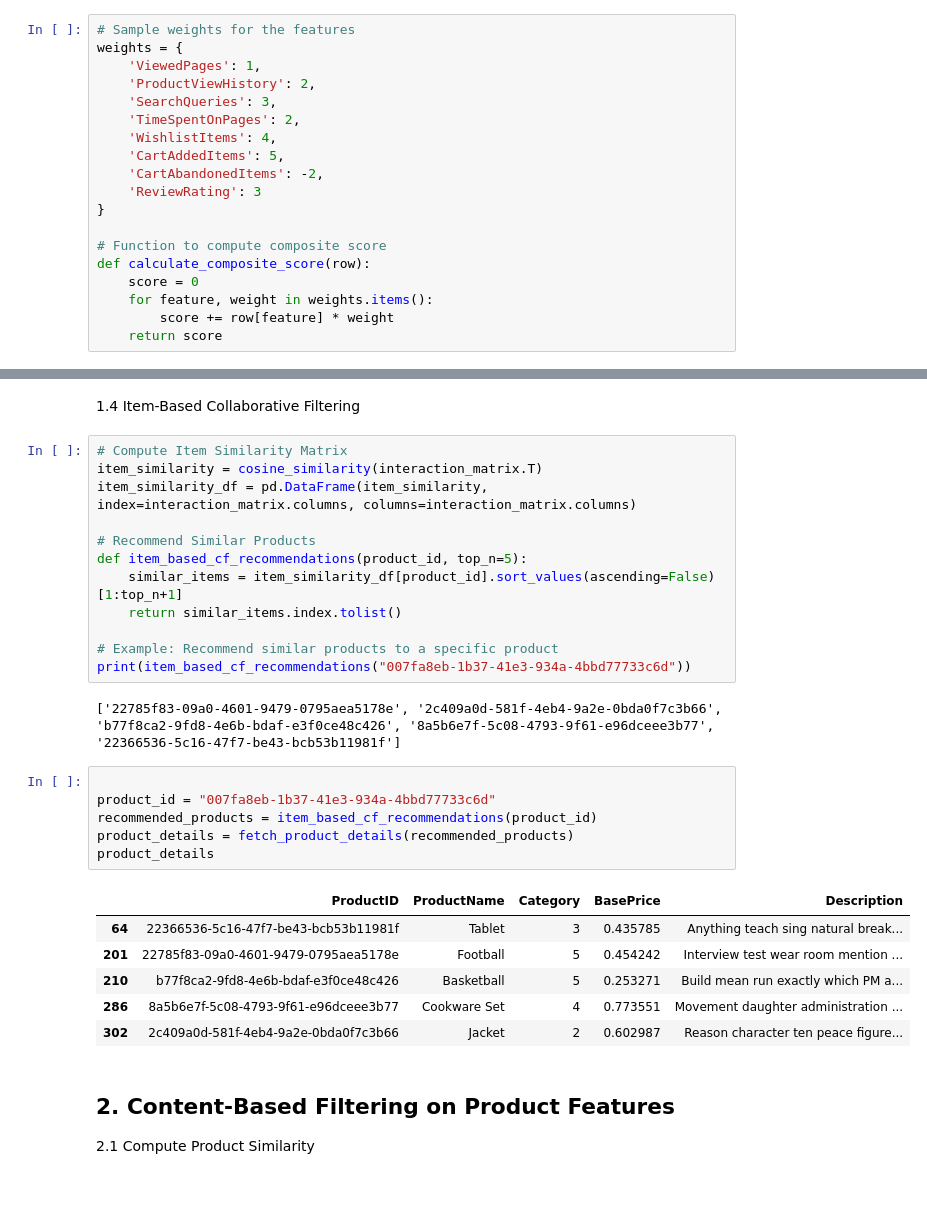
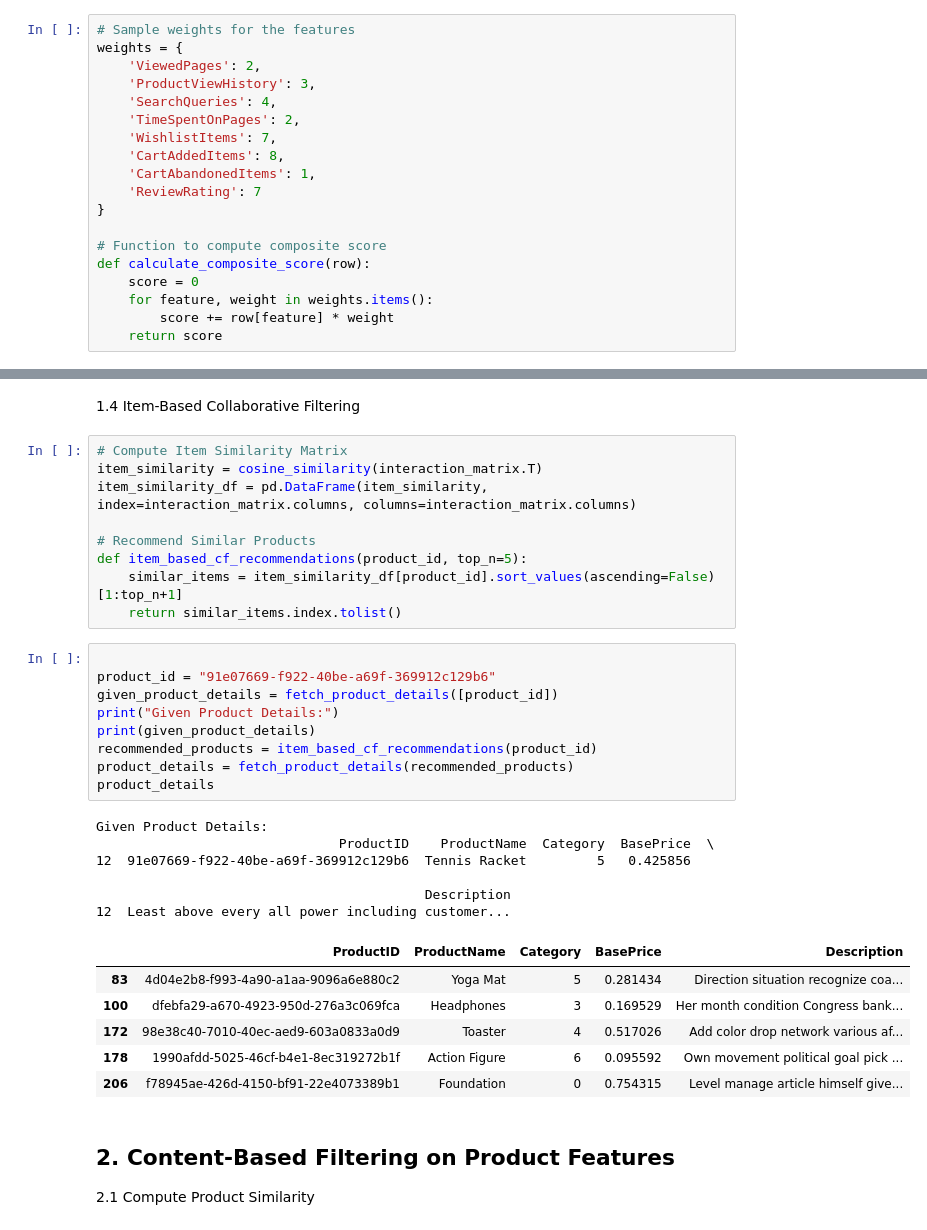
Before and after one commit to ojshav/Recommendation-System, a Jupyter notebook: Recommendation Engine/recommendaion_engine _test.ipynb, the cells around one changed output, grey strips where cells are left out. Saved outputs shown, nothing was run; the diff lists cells and outputs as text; blank space fills up the shorter version.

```diff
--- a/Recommendation Engine/recommendaion_engine _test.ipynb
+++ b/Recommendation Engine/recommendaion_engine _test.ipynb
@@ -601,14 +601,14 @@ interaction_Data.head()
 # %%
 # Sample weights for the features
 weights = {
-    'ViewedPages': 1,
-    'ProductViewHistory': 2,
-    'SearchQueries': 3,
+    'ViewedPages': 2,
+    'ProductViewHistory': 3,
+    'SearchQueries': 4,
     'TimeSpentOnPages': 2,
-    'WishlistItems': 4,
-    'CartAddedItems': 5,
-    'CartAbandonedItems': -2,
-    'ReviewRating': 3
+    'WishlistItems': 7,
+    'CartAddedItems': 8,
+    'CartAbandonedItems': 1,
+    'ReviewRating': 7
 }
 
 # Function to compute composite score
@@ -680,24 +683,28 @@ item_similarity_df = pd.DataFrame(item_similarity, index=interaction_matrix.colu
 def item_based_cf_recommendations(product_id, top_n=5):
     similar_items = item_similarity_df[product_id].sort_values(ascending=False)[1:top_n+1]
     return similar_items.index.tolist()
-
-# Example: Recommend similar products to a specific product
-print(item_based_cf_recommendations("007fa8eb-1b37-41e3-934a-4bbd77733c6d"))
-# %% [output]
-['22785f83-09a0-4601-9479-0795aea5178e', '2c409a0d-581f-4eb4-9a2e-0bda0f7c3b66', 'b77f8ca2-9fd8-4e6b-bdaf-e3f0ce48c426', '8a5b6e7f-5c08-4793-9f61-e96dceee3b77', '22366536-5c16-47f7-be43-bcb53b11981f']
 # %%
 
-product_id = "007fa8eb-1b37-41e3-934a-4bbd77733c6d"
+product_id = "91e07669-f922-40be-a69f-369912c129b6"
+given_product_details = fetch_product_details([product_id])
+print("Given Product Details:")
+print(given_product_details)
 recommended_products = item_based_cf_recommendations(product_id)
 product_details = fetch_product_details(recommended_products)
 product_details
 # %% [output]
+Given Product Details:
+                               ProductID    ProductName  Category  BasePrice  \
+12  91e07669-f922-40be-a69f-369912c129b6  Tennis Racket         5   0.425856
+
+                                          Description
+12  Least above every all power including customer...
 |  | ProductID | ProductName | Category | BasePrice | Description |
-| 64 | 22366536-5c16-47f7-be43-bcb53b11981f | Tablet | 3 | 0.435785 | Anything teach sing natural break... |
-| 201 | 22785f83-09a0-4601-9479-0795aea5178e | Football | 5 | 0.454242 | Interview test wear room mention ... |
-| 210 | b77f8ca2-9fd8-4e6b-bdaf-e3f0ce48c426 | Basketball | 5 | 0.253271 | Build mean run exactly which PM a... |
-| 286 | 8a5b6e7f-5c08-4793-9f61-e96dceee3b77 | Cookware Set | 4 | 0.773551 | Movement daughter administration ... |
-| 302 | 2c409a0d-581f-4eb4-9a2e-0bda0f7c3b66 | Jacket | 2 | 0.602987 | Reason character ten peace figure... |
+| 83 | 4d04e2b8-f993-4a90-a1aa-9096a6e880c2 | Yoga Mat | 5 | 0.281434 | Direction situation recognize coa... |
+| 100 | dfebfa29-a670-4923-950d-276a3c069fca | Headphones | 3 | 0.169529 | Her month condition Congress bank... |
+| 172 | 98e38c40-7010-40ec-aed9-603a0833a0d9 | Toaster | 4 | 0.517026 | Add color drop network various af... |
+| 178 | 1990afdd-5025-46cf-b4e1-8ec319272b1f | Action Figure | 6 | 0.095592 | Own movement political goal pick ... |
+| 206 | f78945ae-426d-4150-bf91-22e4073389b1 | Foundation | 0 | 0.754315 | Level manage article himself give... |
 # %% [markdown]
 ## 2. Content-Based Filtering on Product Features
 2.1 Compute Product Similarity
```
Also changed, not shown: parts of 11 cells of this notebook.
